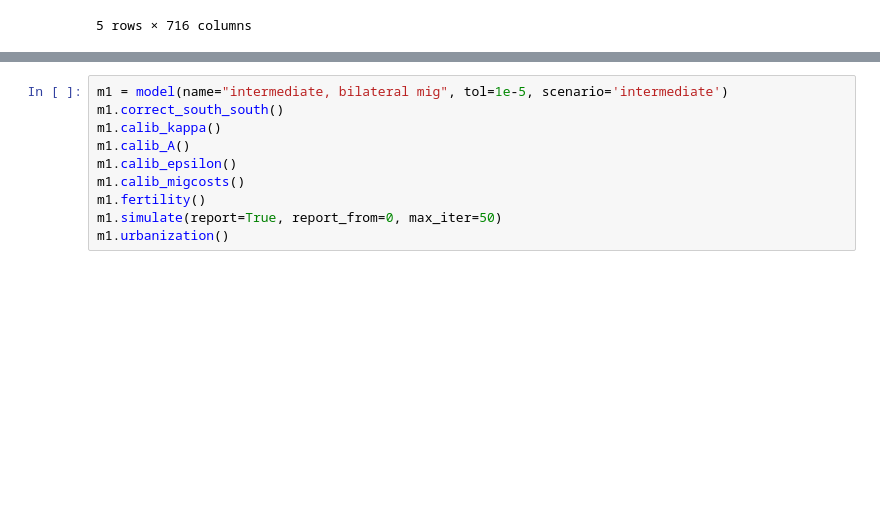
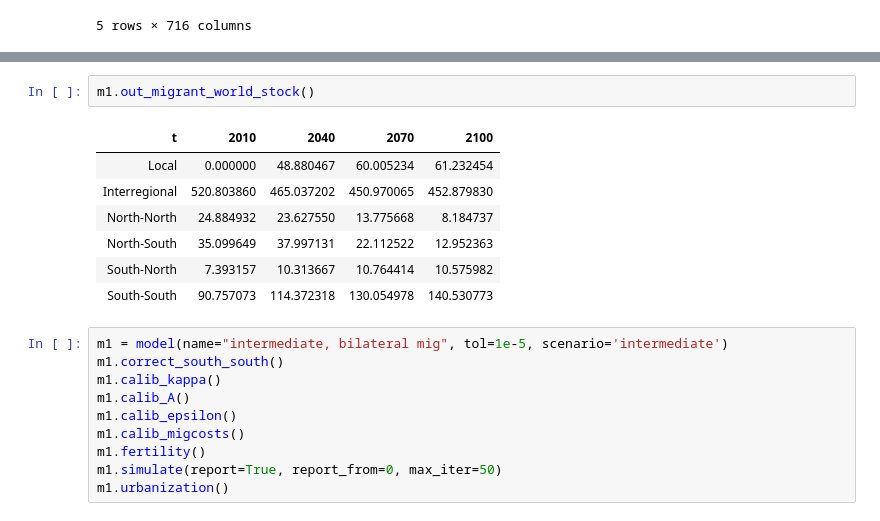
Before and after one commit to hscheewel/GeographyOfClimateMigration, a Jupyter notebook: model.ipynb, the cells around one changed output, grey strips where cells are left out. Saved outputs shown, nothing was run; the diff lists cells and outputs as text; blank space fills up the shorter version.

```diff
--- a/model.ipynb
+++ b/model.ipynb
@@ -1296,3 +1310,13 @@ AttributeError: 'model' object has no attribute 'v'
+# %%
+m1.out_migrant_world_stock()
+# %% [output]
+| t | 2010 | 2040 | 2070 | 2100 |
+| Local | 0.000000 | 48.880467 | 60.005234 | 61.232454 |
+| Interregional | 520.803860 | 465.037202 | 450.970065 | 452.879830 |
+| North-North | 24.884932 | 23.627550 | 13.775668 | 8.184737 |
+| North-South | 35.099649 | 37.997131 | 22.112522 | 12.952363 |
+| South-North | 7.393157 | 10.313667 | 10.764414 | 10.575982 |
+| South-South | 90.757073 | 114.372318 | 130.054978 | 140.530773 |
 # %%
 m1 = model(name="intermediate, bilateral mig", tol=1e-5, scenario='intermediate')
 m1.correct_south_south()
```
Also changed, not shown: parts of 5 cells of this notebook.
